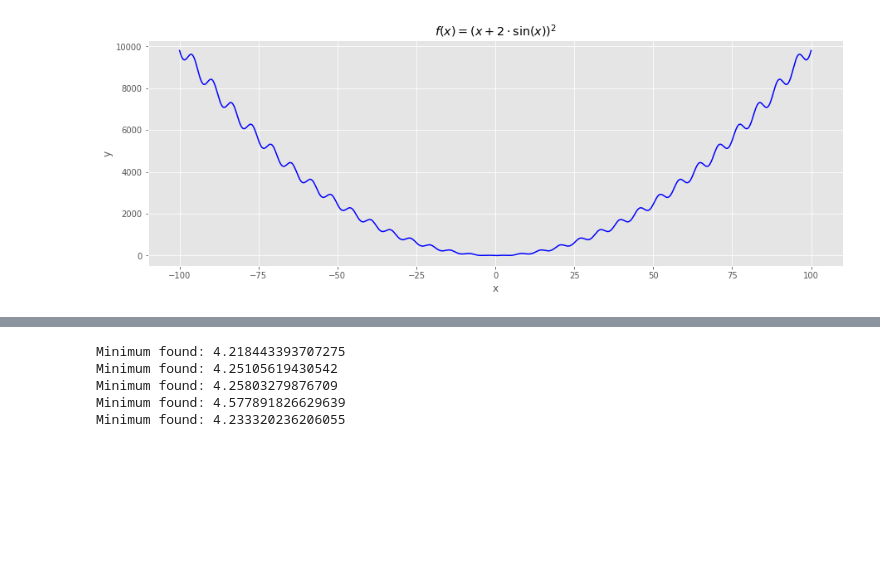
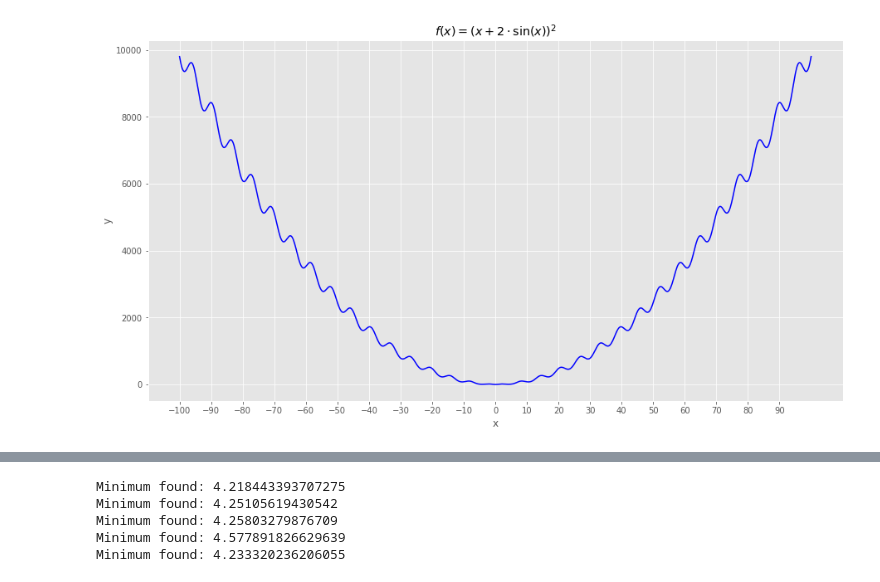
Before and after one commit to Davit98/Optimization-ML, a Jupyter notebook: Experiments.ipynb, the cells around one changed output, grey strips where cells are left out. Saved outputs shown, nothing was run; the diff lists cells and outputs as text; code cells hidden in the pictures; blank space fills up the shorter version.

```diff
--- a/Experiments.ipynb
+++ b/Experiments.ipynb
@@ -14,17 +18,19 @@ from IPython import display
 # %%
 def f(x):
     return (x + 2 * math.sin(x))**2
 
-x = np.linspace(-100,100,100*100)
+x = np.linspace(-100,100,1000)
 y = np.array([f(i) for i in x])
 
-plt.figure(figsize=(15,5))
+plt.figure(figsize=(15,8))
 
 plt.plot(x,y,color='blue')
 plt.xlabel('x')
 plt.ylabel('y')
 
+plt.xticks(list(range(-100,100,10)))
+
 plt.title(r'$f(x) = (x + 2 \cdot \sin(x))^{2}$')
 plt.show()
 # %% [output]
-[figure, old version]
+[figure, new version]
```
Also changed, not shown: parts of 10 cells of this notebook.
